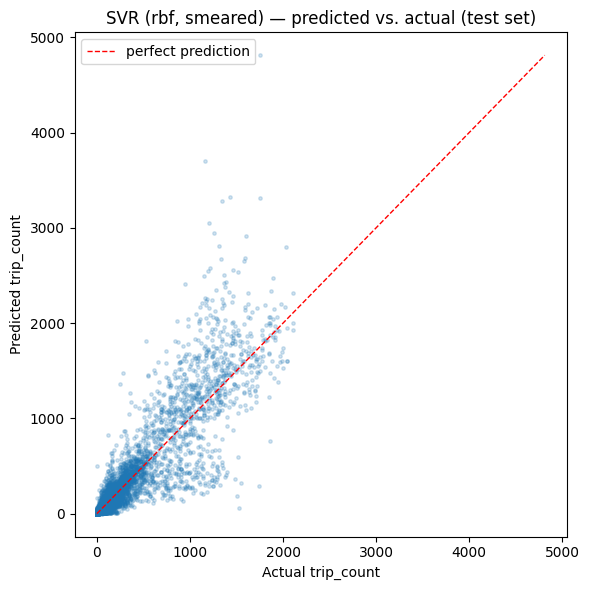
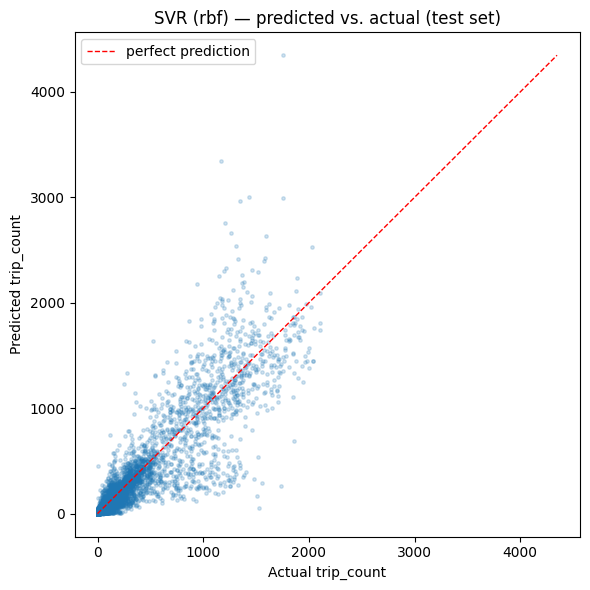
Code edit (unified diff) that turned the first committed figure into the second:
--- before
+++ after
@@ -1,10 +1,10 @@
 # Predicted vs. actual on the test set: points on the diagonal are perfect.
-lim = max(true_test.max(), pred_svr_smear.max())
+lim = max(true_test.max(), pred_svr.max())
 plt.figure(figsize=(6, 6))
-plt.scatter(true_test, pred_svr_smear, s=6, alpha=0.2)
+plt.scatter(true_test, pred_svr, s=6, alpha=0.2)
 plt.plot([0, lim], [0, lim], 'r--', lw=1, label='perfect prediction')
 plt.xlabel('Actual trip_count')
 plt.ylabel('Predicted trip_count')
-plt.title(f'SVR ({best.kernel}, smeared) — predicted vs. actual (test set)')
+plt.title(f'SVR ({best.kernel}) — predicted vs. actual (test set)')
 plt.legend()
 plt.tight_layout()

Commit: svm: remove smearing